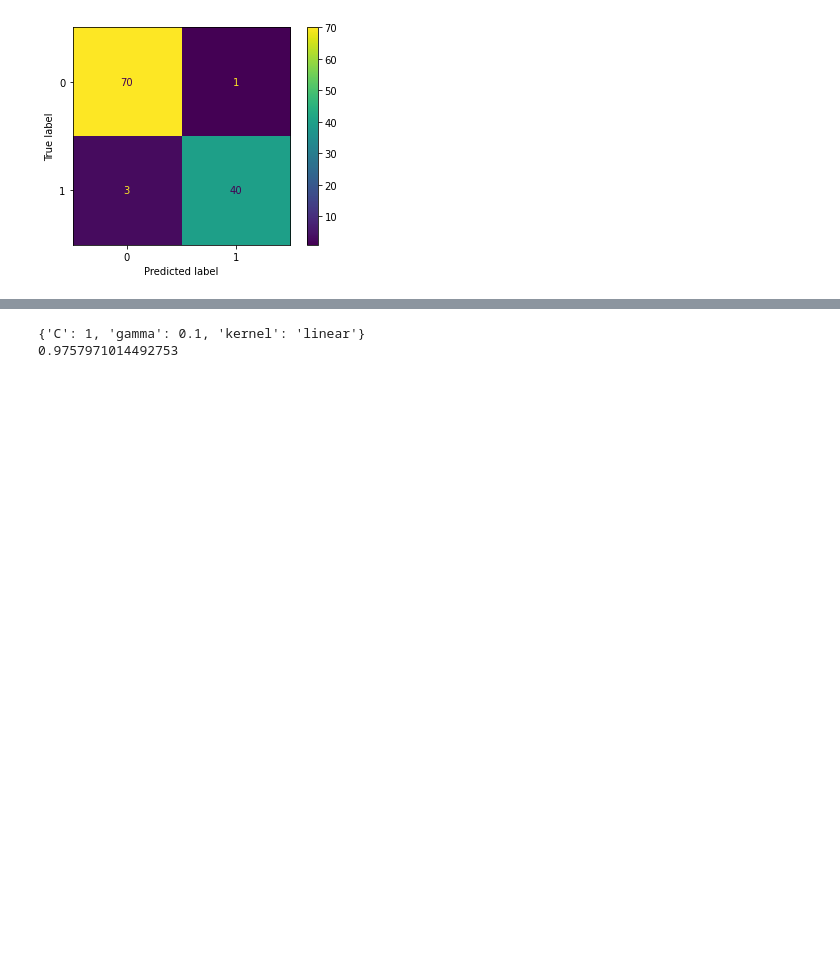
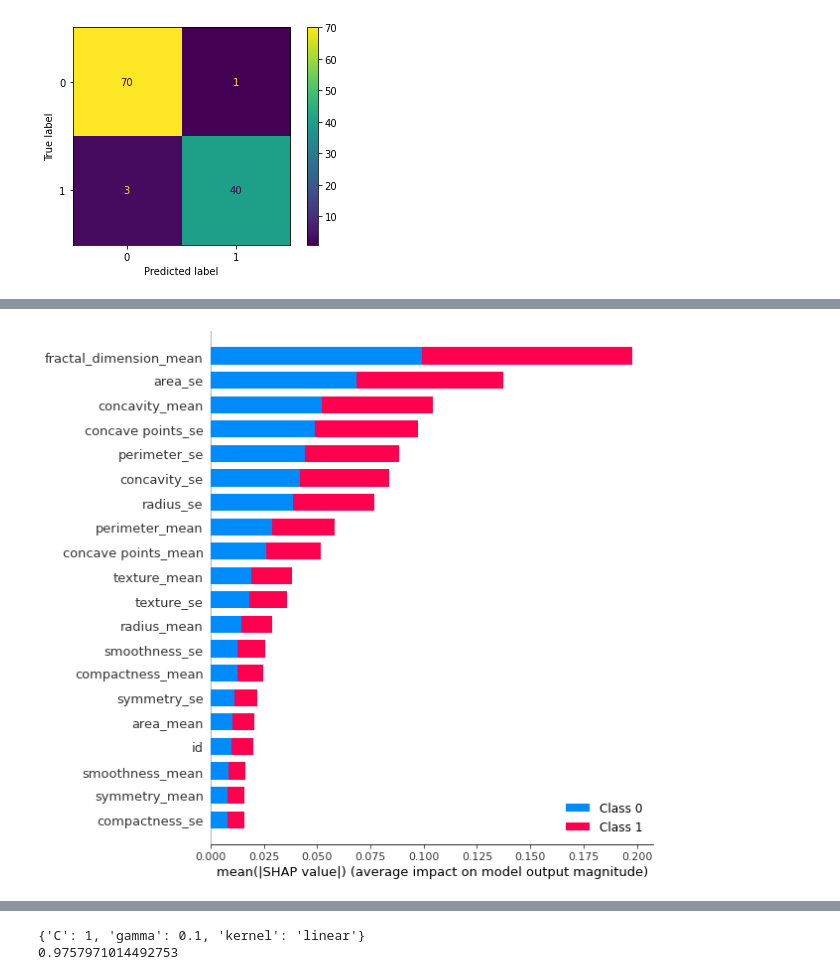
Before and after one commit to colinoy/BreastCancerPrediction, a Jupyter notebook: BreastCancer.ipynb, the cells around one changed output, grey strips where cells are left out. Saved outputs shown, nothing was run; the diff lists cells and outputs as text; code cells hidden in the pictures; blank space fills up the shorter version.

```diff
--- a/BreastCancer.ipynb
+++ b/BreastCancer.ipynb
@@ -546,3 +573,7 @@ disp.plot()
+# %%
+shap.summary_plot(shap_values, X_train, plot_type='bar')
+# %% [output]
+[figure, added]
 # %%
 from xgboost import XGBClassifier
 
```
Also changed, not shown: parts of 11 cells of this notebook, 1 other file.
